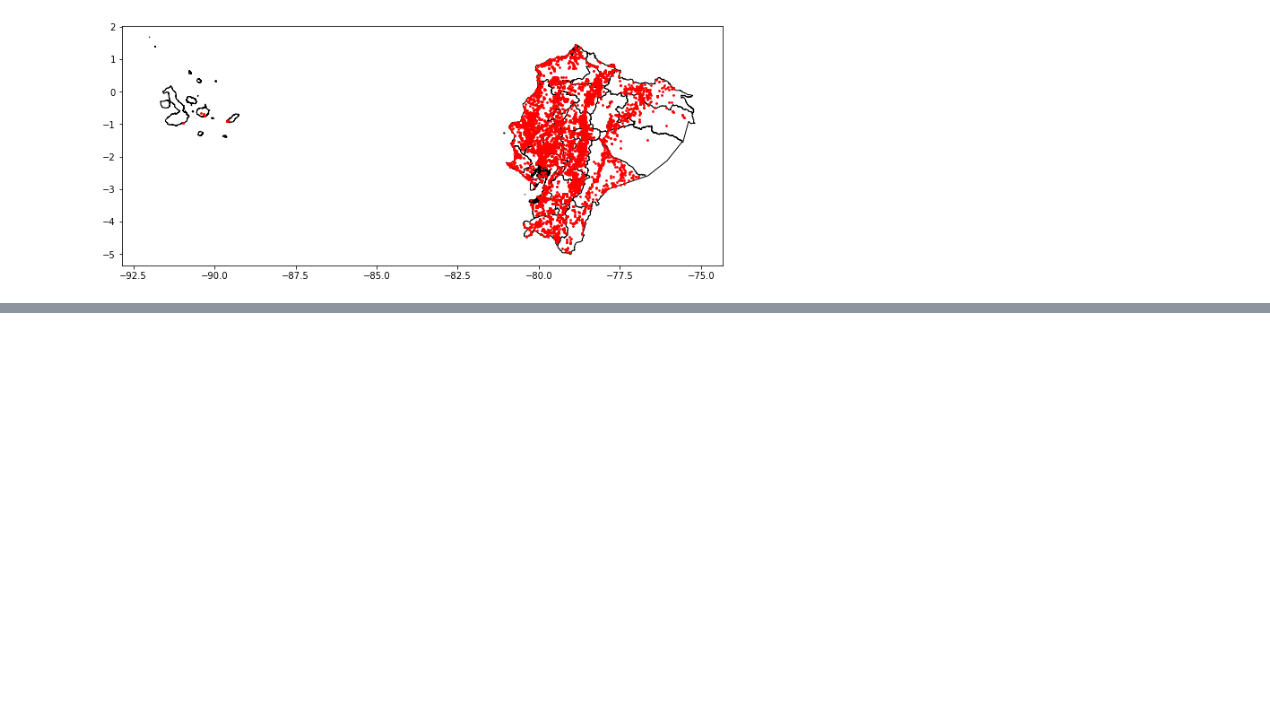
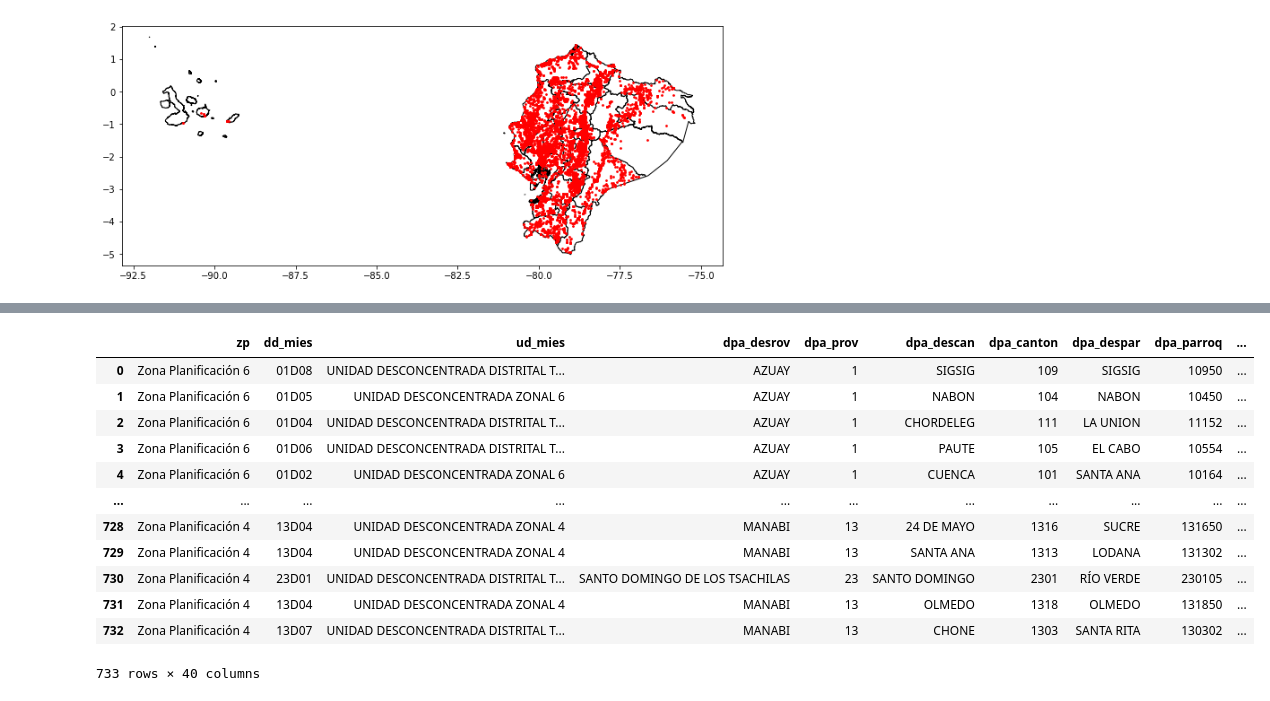
Before and after one commit to megonzau/Spatial-Analytics, a Jupyter notebook: code/main.ipynb, the cells around one changed output, grey strips where cells are left out. Saved outputs shown, nothing was run; the diff lists cells and outputs as text; code cells hidden in the pictures; blank space fills up the shorter version.

```diff
--- a/code/main.ipynb
+++ b/code/main.ipynb
@@ -155,0 +328,22 @@ plt.show()
+# %%
+df_final_1000.reset_index(inplace=True)
+# %%
+# Find closest public transport stop for each building and get also the distance based on haversine distance
+# Note: haversine distance which is implemented here is a bit slower than using e.g. 'euclidean' metric
+# but useful as we get the distance between points in meters
+closest_MIES = nearest_neighbor(df_final_1000, df_mies_CDI, return_dist=True)
+closest_MIES
+# %% [output]
+|  | zp | dd_mies | ud_mies | dpa_desrov | dpa_prov | dpa_descan | dpa_canton | dpa_despar | dpa_parroq | ... |
+| 0 | Zona Planificación 6 | 01D08 | UNIDAD DESCONCENTRADA DISTRITAL T... | AZUAY | 1 | SIGSIG | 109 | SIGSIG | 10950 | ... |
+| 1 | Zona Planificación 6 | 01D05 | UNIDAD DESCONCENTRADA ZONAL 6 | AZUAY | 1 | NABON | 104 | NABON | 10450 | ... |
+| 2 | Zona Planificación 6 | 01D04 | UNIDAD DESCONCENTRADA DISTRITAL T... | AZUAY | 1 | CHORDELEG | 111 | LA UNION | 11152 | ... |
+| 3 | Zona Planificación 6 | 01D06 | UNIDAD DESCONCENTRADA DISTRITAL T... | AZUAY | 1 | PAUTE | 105 | EL CABO | 10554 | ... |
+| 4 | Zona Planificación 6 | 01D02 | UNIDAD DESCONCENTRADA ZONAL 6 | AZUAY | 1 | CUENCA | 101 | SANTA ANA | 10164 | ... |
+| ... | ... | ... | ... | ... | ... | ... | ... | ... | ... | ... |
+| 728 | Zona Planificación 4 | 13D04 | UNIDAD DESCONCENTRADA ZONAL 4 | MANABI | 13 | 24 DE MAYO | 1316 | SUCRE | 131650 | ... |
+| 729 | Zona Planificación 4 | 13D04 | UNIDAD DESCONCENTRADA ZONAL 4 | MANABI | 13 | SANTA ANA | 1313 | LODANA | 131302 | ... |
+| 730 | Zona Planificación 4 | 23D01 | UNIDAD DESCONCENTRADA DISTRITAL T... | SANTO DOMINGO DE LOS TSACHILAS | 23 | SANTO DOMINGO | 2301 | RÍO VERDE | 230105 | ... |
+| 731 | Zona Planificación 4 | 13D04 | UNIDAD DESCONCENTRADA ZONAL 4 | MANABI | 13 | OLMEDO | 1318 | OLMEDO | 131850 | ... |
+| 732 | Zona Planificación 4 | 13D07 | UNIDAD DESCONCENTRADA DISTRITAL T... | MANABI | 13 | CHONE | 1303 | SANTA RITA | 130302 | ... |
+733 rows × 40 columns
```
Also changed, not shown: parts of 16 cells of this notebook, 51 other files.
